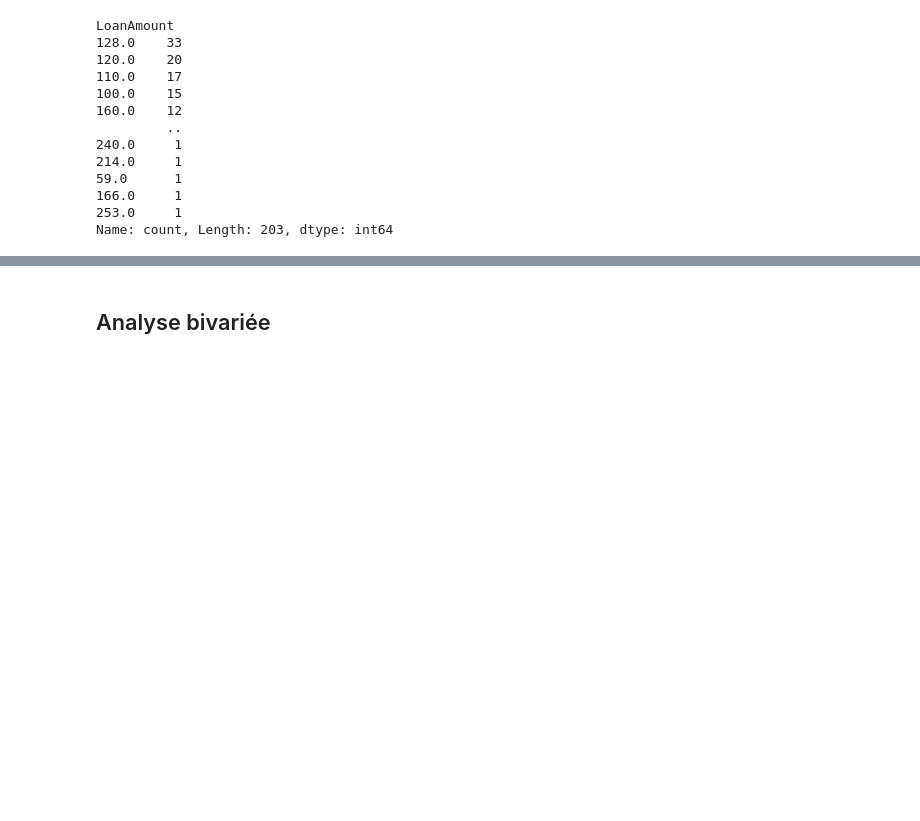
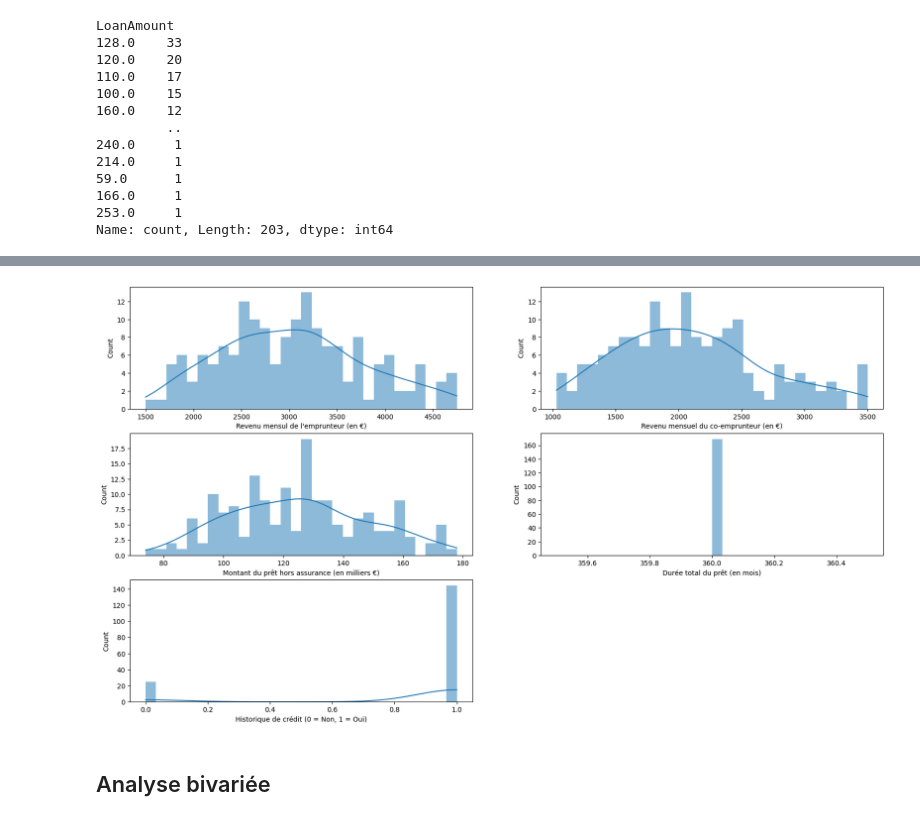
Before and after one commit to Patrick-NII/Analyse_Credits, a Jupyter notebook: feature.ipynb, the cells around one changed output, grey strips where cells are left out. Saved outputs shown, nothing was run; the diff lists cells and outputs as text; code cells hidden in the pictures; blank space fills up the shorter version.

Commit message:
Distribution des variables apres correction des outliers

```diff
--- a/feature.ipynb
+++ b/feature.ipynb
@@ -318,2 +320,12 @@ plt.show()
+# %%
+# Distribution des variables numériques après suppression des outliers
+plt.figure(figsize=(20, 15))
+for i, col in enumerate(features_num, 1):
+    plt.subplot(4, 2, i)
+    sns.histplot(df[col], kde=True, bins=30, edgecolor='none')
+    plt.title('')
+    plt.xlabel(title_mapping[col])
+# %% [output]
+[figure, added]
 # %% [markdown]
 ## Analyse bivariée
```
Also changed, not shown: parts of 2 cells of this notebook.
